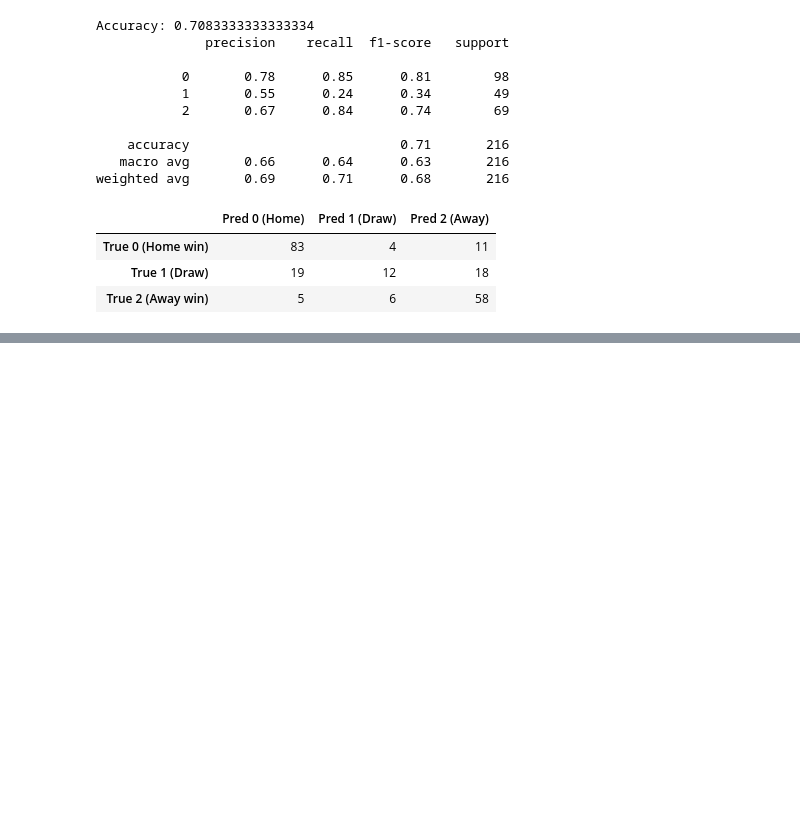
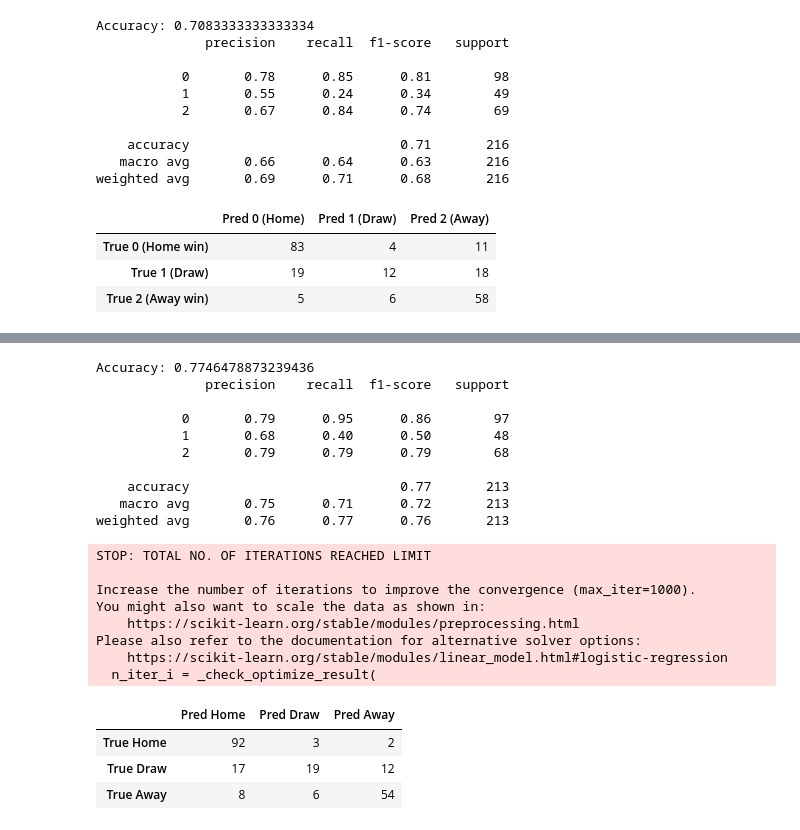
Before and after one commit to manitousi123/epl-ml-predictor, a Jupyter notebook: notebooks/01_exploration.ipynb, the cells around one changed output, grey strips where cells are left out. Cells and saved outputs as stored; diff of their text form; code cells hidden in the pictures; blank space fills up the shorter version.

```diff
--- a/notebooks/01_exploration.ipynb
+++ b/notebooks/01_exploration.ipynb
@@ -453,0 +642,47 @@ cm_df
+# %%
+from sklearn.model_selection import train_test_split
+from sklearn.linear_model import LogisticRegression
+from sklearn.metrics import accuracy_score, classification_report, confusion_matrix
+import pandas as pd
+
+X_train, X_test, y_train, y_test = train_test_split(
+    X, y, test_size=0.2, random_state=42, stratify=y
+)
+
+clf = LogisticRegression(max_iter=1000, solver="lbfgs")
+clf.fit(X_train, y_train)
+
+y_pred = clf.predict(X_test)
+
+print("Accuracy:", accuracy_score(y_test, y_pred))
+print(classification_report(y_test, y_pred))
+
+cm = confusion_matrix(y_test, y_pred, labels=[0,1,2])
+pd.DataFrame(
+    cm,
+    index=["True Home","True Draw","True Away"],
+    columns=["Pred Home","Pred Draw","Pred Away"]
+)
+# %% [output]
+Accuracy: 0.7746478873239436
+              precision    recall  f1-score   support
+
+           0       0.79      0.95      0.86        97
+           1       0.68      0.40      0.50        48
+           2       0.79      0.79      0.79        68
+
+    accuracy                           0.77       213
+   macro avg       0.75      0.71      0.72       213
+weighted avg       0.76      0.77      0.76       213
+STOP: TOTAL NO. OF ITERATIONS REACHED LIMIT
+
+Increase the number of iterations to improve the convergence (max_iter=1000).
+You might also want to scale the data as shown in:
+    https://scikit-learn.org/stable/modules/preprocessing.html
+Please also refer to the documentation for alternative solver options:
+    https://scikit-learn.org/stable/modules/linear_model.html#logistic-regression
+  n_iter_i = _check_optimize_result(
+|  | Pred Home | Pred Draw | Pred Away |
+| True Home | 92 | 3 | 2 |
+| True Draw | 17 | 19 | 12 |
+| True Away | 8 | 6 | 54 |
```
Also changed, not shown: parts of 12 cells of this notebook, 1 other file.
